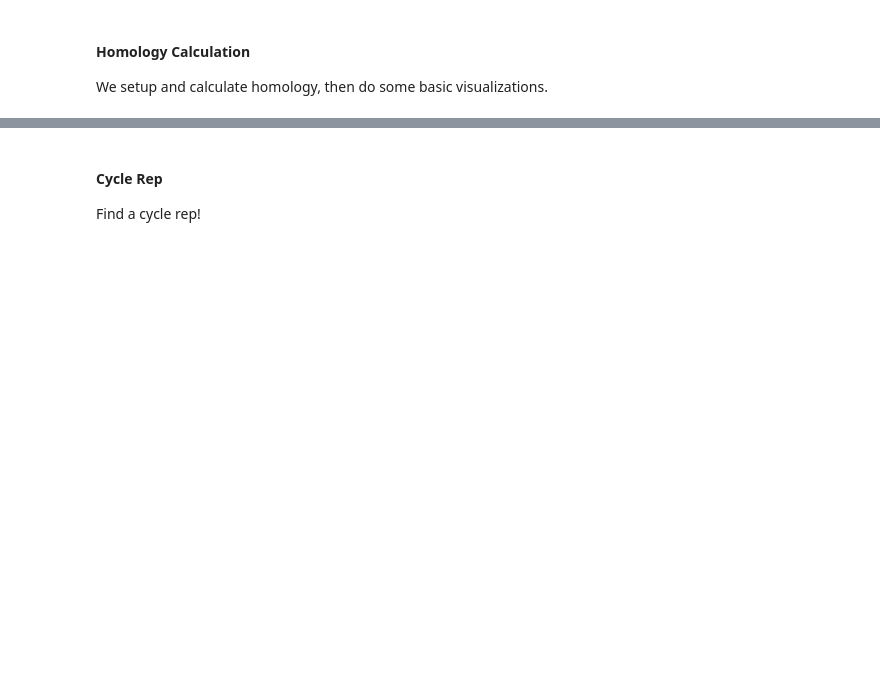
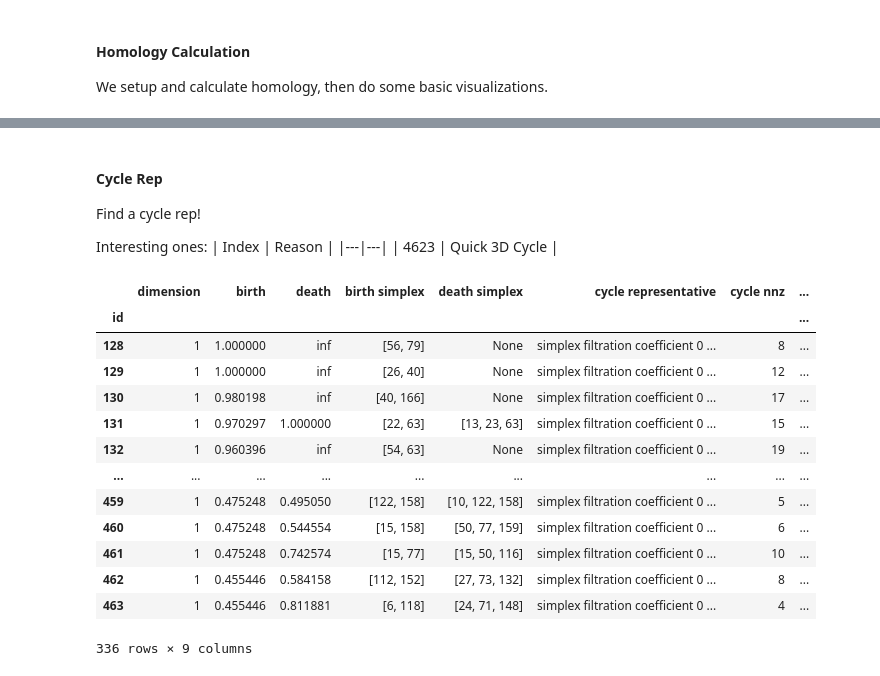
Before and after one commit to etscheelk/2024SummerTopo, a Jupyter notebook: Gavin/playtime/my_first_cycle_rep.ipynb, the cells around one changed output, grey strips where cells are left out. Cells and saved outputs as stored; diff of their text form; code cells hidden in the pictures; blank space fills up the shorter version.

```diff
--- a/Gavin/playtime/my_first_cycle_rep.ipynb
+++ b/Gavin/playtime/my_first_cycle_rep.ipynb
@@ -22,8 +22,8 @@ CONCEPT_FILE = 'articles_category_for_2l_abstracts_concepts_processed_v1_EX_102.
 article_concept_df = mn.filter_article_concept_file(
         DATA_PATH+CONCEPT_FILE,
         relevance_cutoff=0.7,
-        min_article_freq=0.0006, # 0.06%
-        max_article_freq=0.005, # 0.5%
+        min_article_freq=0.001, # 0.006%
+        max_article_freq=0.002, # 0.05%
         normalize_year=True,
         year_min=1920
     ) # use a filtered data file to make the samples
@@ -82,6 +78,28 @@ fig.show()
 # %% [markdown]
 #### Cycle Rep
 Find a cycle rep!
+
+Interesting ones:
+| Index | Reason |
+|---|---|
+| 4623 | Quick 3D Cycle |
+# %%
+homology[homology['dimension'] == 1]
+# %% [output]
+|  | dimension | birth | death | birth simplex | death simplex | cycle representative | cycle nnz | ... |
+| id |  |  |  |  |  |  |  | ... |
+| 128 | 1 | 1.000000 | inf | [56, 79] | None | simplex filtration coefficient 0 ... | 8 | ... |
+| 129 | 1 | 1.000000 | inf | [26, 40] | None | simplex filtration coefficient 0 ... | 12 | ... |
+| 130 | 1 | 0.980198 | inf | [40, 166] | None | simplex filtration coefficient 0 ... | 17 | ... |
+| 131 | 1 | 0.970297 | 1.000000 | [22, 63] | [13, 23, 63] | simplex filtration coefficient 0 ... | 15 | ... |
+| 132 | 1 | 0.960396 | inf | [54, 63] | None | simplex filtration coefficient 0 ... | 19 | ... |
+| ... | ... | ... | ... | ... | ... | ... | ... | ... |
+| 459 | 1 | 0.475248 | 0.495050 | [122, 158] | [10, 122, 158] | simplex filtration coefficient 0 ... | 5 | ... |
+| 460 | 1 | 0.475248 | 0.544554 | [15, 158] | [50, 77, 159] | simplex filtration coefficient 0 ... | 6 | ... |
+| 461 | 1 | 0.475248 | 0.742574 | [15, 77] | [15, 50, 116] | simplex filtration coefficient 0 ... | 10 | ... |
+| 462 | 1 | 0.455446 | 0.584158 | [112, 152] | [27, 73, 132] | simplex filtration coefficient 0 ... | 8 | ... |
+| 463 | 1 | 0.455446 | 0.811881 | [6, 118] | [24, 71, 148] | simplex filtration coefficient 0 ... | 4 | ... |
+336 rows × 9 columns
 # %%
 ## Representative 2D Hole
 # index of cycle to optimize in homology dataframe
```
Also changed, not shown: parts of 6 cells of this notebook.
